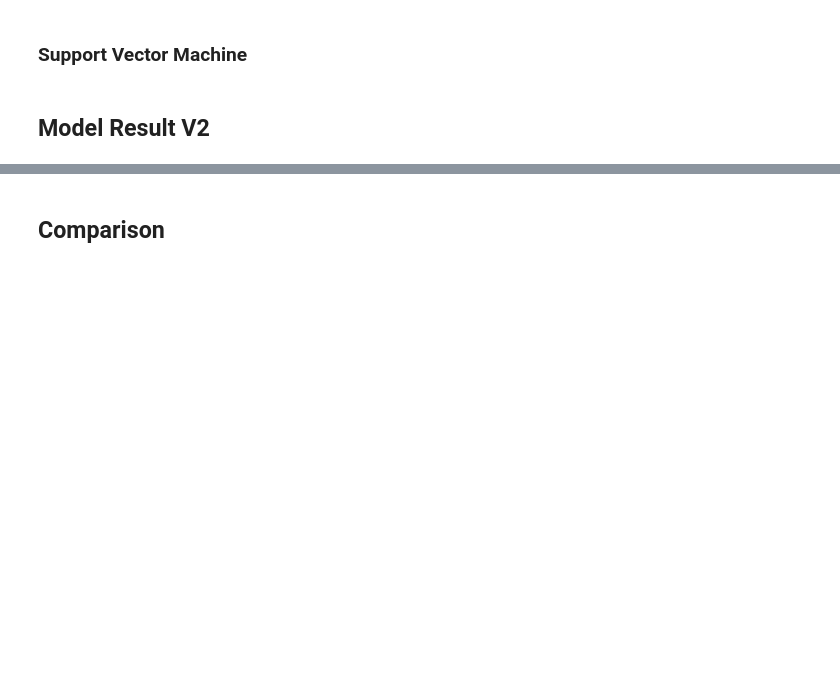
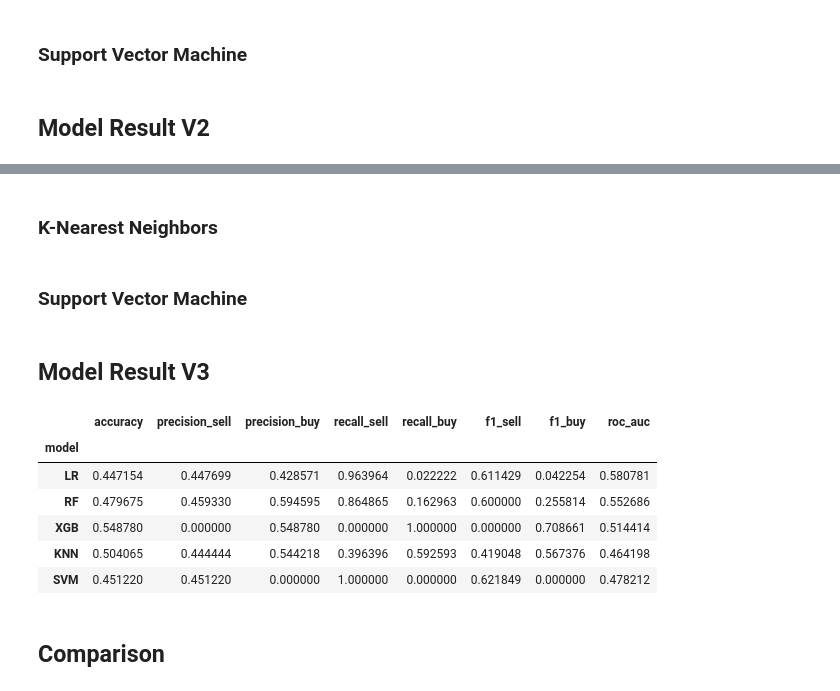
Before and after one commit to BadLuckZ/Project-Trading-101, a Jupyter notebook: main.ipynb, the cells around one changed output, grey strips where cells are left out. Saved outputs shown, nothing was run; the diff lists cells and outputs as text; code cells hidden in the pictures; blank space fills up the shorter version.

```diff
--- a/main.ipynb
+++ b/main.ipynb
@@ -916,0 +1561,2 @@ results_df_v2
+# %% [markdown]
+### K-Nearest Neighbors
@@ -916,0 +1630,2 @@ results_df_v2
+# %% [markdown]
+### Support Vector Machine
@@ -917,3 +1696,25 @@ results_df_v2
+# %% [markdown]
+## Model Result V3
+# %%
+lr_evaluation_v3, lr_model3 = lr_model_v3(ind_train_df)
+rf_evaluation_v3, rf_model3 = rf_model_v3(ind_train_df)
+xgb_evaluation_v3, xgb_model3 = xgb_model_v3(ind_train_df)
+knn_evaluation_v3, knn_model3 = knn_model_v3(ind_train_df)
+svm_evaluation_v3, svm_model3 = svm_model_v3(ind_train_df)
+
+results_df_v3, result_features_v3 = show_model_results(lr_evaluation_v3, rf_evaluation_v3,
+                                                       xgb_evaluation_v3, knn_evaluation_v3,
+                                                       svm_evaluation_v3)
+
+results_df_v3
+# %% [output]
+|  | accuracy | precision_sell | precision_buy | recall_sell | recall_buy | f1_sell | f1_buy | roc_auc |
+| model |  |  |  |  |  |  |  |  |
+| LR | 0.447154 | 0.447699 | 0.428571 | 0.963964 | 0.022222 | 0.611429 | 0.042254 | 0.580781 |
+| RF | 0.479675 | 0.459330 | 0.594595 | 0.864865 | 0.162963 | 0.600000 | 0.255814 | 0.552686 |
+| XGB | 0.548780 | 0.000000 | 0.548780 | 0.000000 | 1.000000 | 0.000000 | 0.708661 | 0.514414 |
+| KNN | 0.504065 | 0.444444 | 0.544218 | 0.396396 | 0.592593 | 0.419048 | 0.567376 | 0.464198 |
+| SVM | 0.451220 | 0.451220 | 0.000000 | 1.000000 | 0.000000 | 0.621849 | 0.000000 | 0.478212 |
 # %% [markdown]
 ## Comparison
 # %%
```
Also changed, not shown: parts of 65 cells of this notebook.
